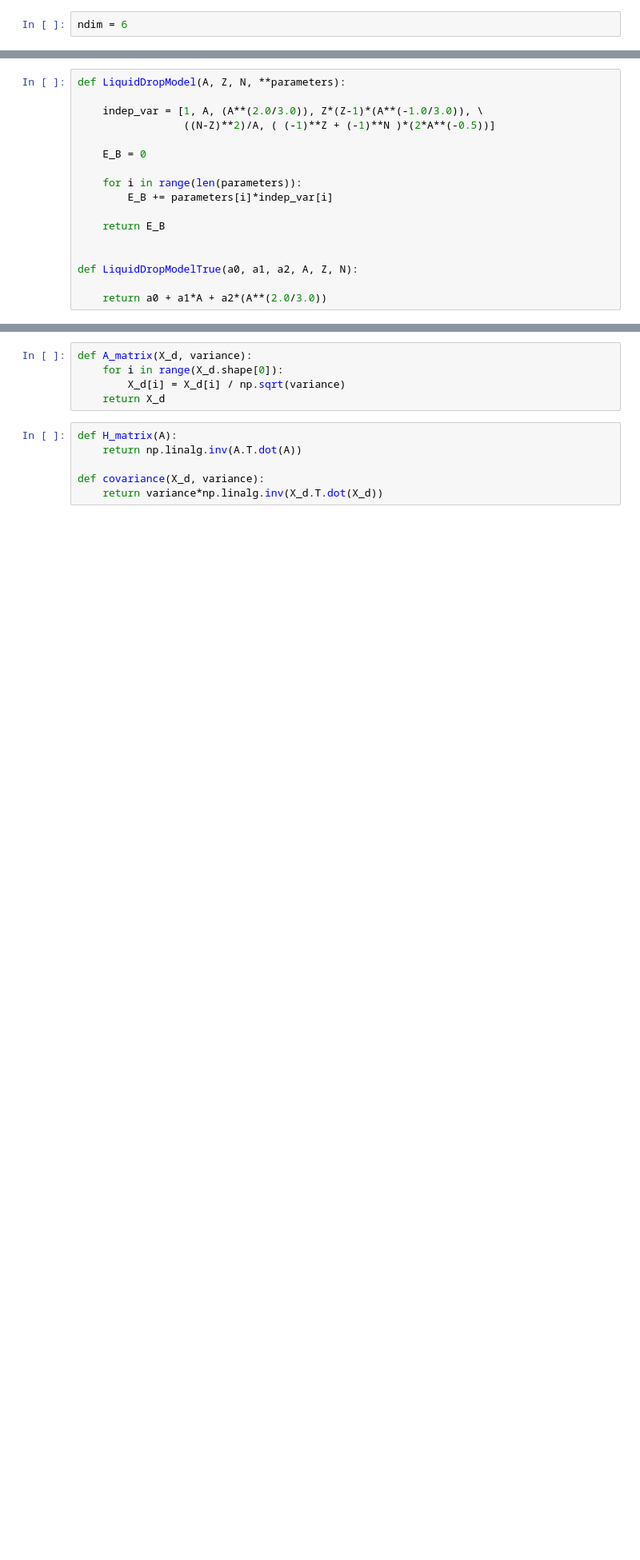
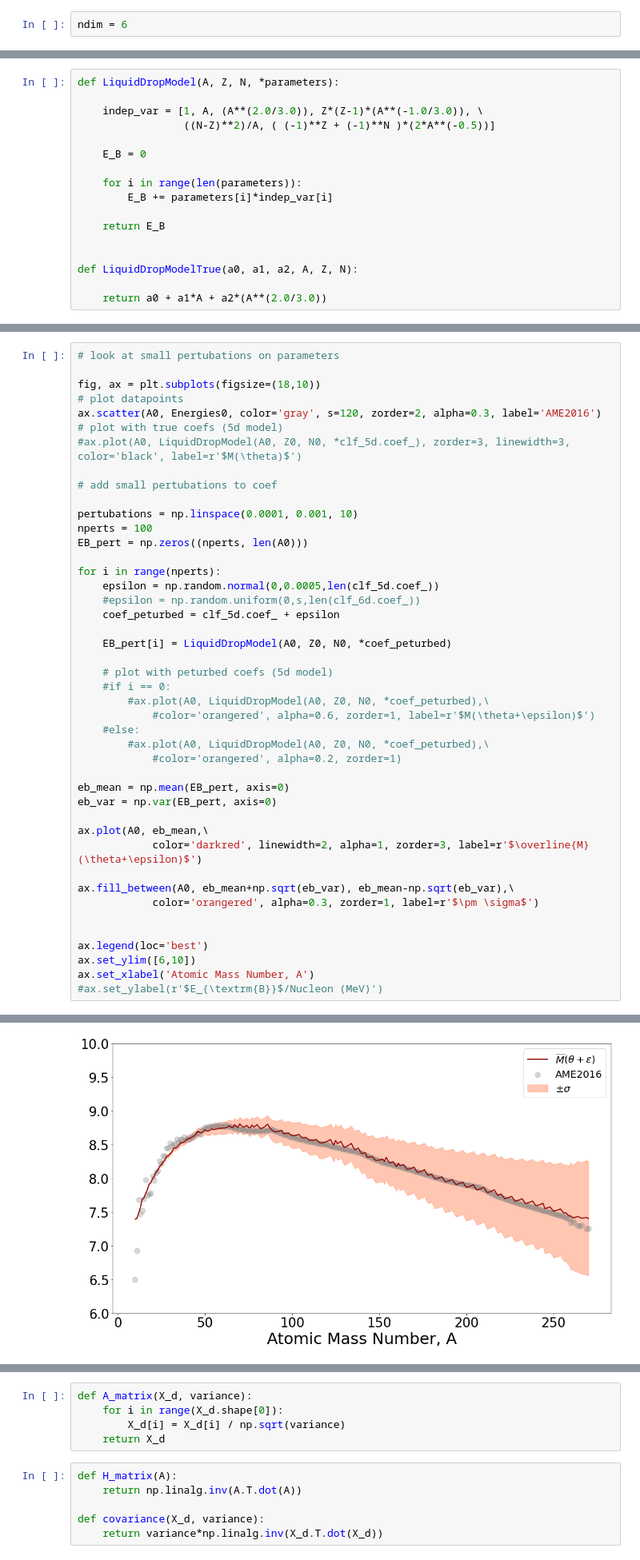
Before and after one commit to elliemay481/HistoryMatching, a Jupyter notebook: LiquidDropAnalytical.ipynb, the cells around one changed output, grey strips where cells are left out. Shown: that part at 80% size. Cells and saved outputs as stored; diff of their text form; blank space fills up the shorter version.

```diff
--- a/LiquidDropAnalytical.ipynb
+++ b/LiquidDropAnalytical.ipynb
@@ -126,7 +148,7 @@ theta_5_vals = np.linspace(parameter_bounds[5,0], parameter_bounds[5,1], 100)
 
 theta_vals = np.concatenate((theta_0_vals.reshape(1,-1), theta_1_vals.reshape(1,-1), theta_2_vals.reshape(1,-1), theta_3_vals.reshape(1,-1), theta_4_vals.reshape(1,-1), theta_5_vals.reshape(1,-1)), axis=0)
 # %%
-def LiquidDropModel(A, Z, N, **parameters):
+def LiquidDropModel(A, Z, N, *parameters):
 
     indep_var = [1, A, (A**(2.0/3.0)), Z*(Z-1)*(A**(-1.0/3.0)), \
                  ((N-Z)**2)/A, ( (-1)**Z + (-1)**N )*(2*A**(-0.5))]
@@ -272,0 +264,45 @@ print(errs)
+# %%
+# look at small pertubations on parameters
+
+fig, ax = plt.subplots(figsize=(18,10))
+# plot datapoints
+ax.scatter(A0, Energies0, color='gray', s=120, zorder=2, alpha=0.3, label='AME2016')
+# plot with true coefs (5d model)
+#ax.plot(A0, LiquidDropModel(A0, Z0, N0, *clf_5d.coef_), zorder=3, linewidth=3, color='black', label=r'$M(\theta)$')
+
+# add small pertubations to coef
+
+pertubations = np.linspace(0.0001, 0.001, 10)
+nperts = 100
+EB_pert = np.zeros((nperts, len(A0)))
+
+for i in range(nperts):
+    epsilon = np.random.normal(0,0.0005,len(clf_5d.coef_))
+    #epsilon = np.random.uniform(0,s,len(clf_6d.coef_))
+    coef_peturbed = clf_5d.coef_ + epsilon
+
+    EB_pert[i] = LiquidDropModel(A0, Z0, N0, *coef_peturbed)
+
+    # plot with peturbed coefs (5d model)
+    #if i == 0:
+        #ax.plot(A0, LiquidDropModel(A0, Z0, N0, *coef_peturbed),\
+            #color='orangered', alpha=0.6, zorder=1, label=r'$M(\theta+\epsilon)$')
+    #else:
+        #ax.plot(A0, LiquidDropModel(A0, Z0, N0, *coef_peturbed),\
+            #color='orangered', alpha=0.2, zorder=1)
+
+eb_mean = np.mean(EB_pert, axis=0)
+eb_var = np.var(EB_pert, axis=0)
+
+ax.plot(A0, eb_mean,\
+            color='darkred', linewidth=2, alpha=1, zorder=3, label=r'$\overline{M}(\theta+\epsilon)$')
+
+ax.fill_between(A0, eb_mean+np.sqrt(eb_var), eb_mean-np.sqrt(eb_var),\
+            color='orangered', alpha=0.3, zorder=1, label=r'$\pm \sigma$')
+
+
+ax.legend(loc='best')
+ax.set_ylim([6,10])
+ax.set_xlabel('Atomic Mass Number, A')
+#ax.set_ylabel(r'$E_{\textrm{B}}$/Nucleon (MeV)')
+# %% [output]
@@ -273,3 +310,4 @@ print(errs)
+[figure, added]
 # %%
 fig, ax = plt.subplots(figsize=(18,10))
 
```
Also changed, not shown: parts of 13 cells of this notebook, 2 other files.
